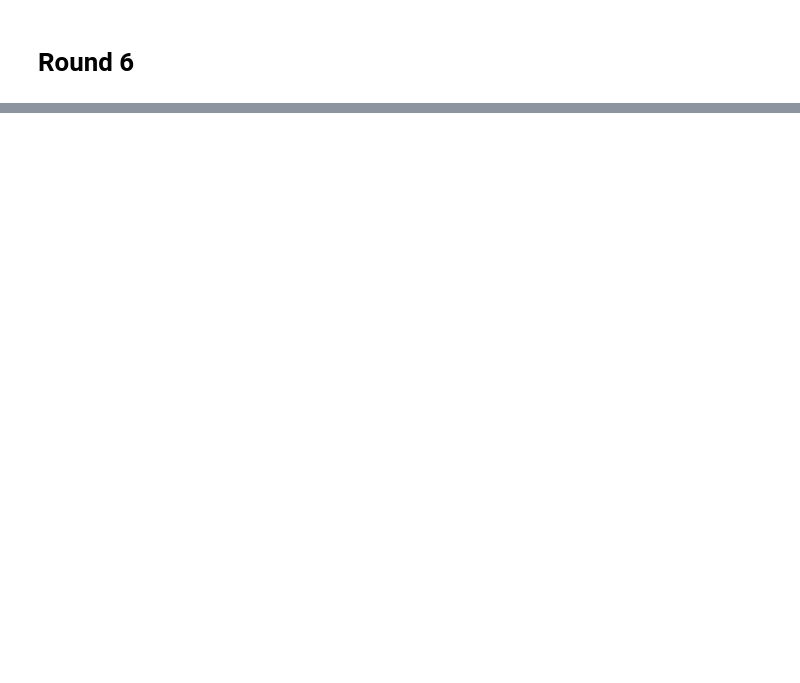
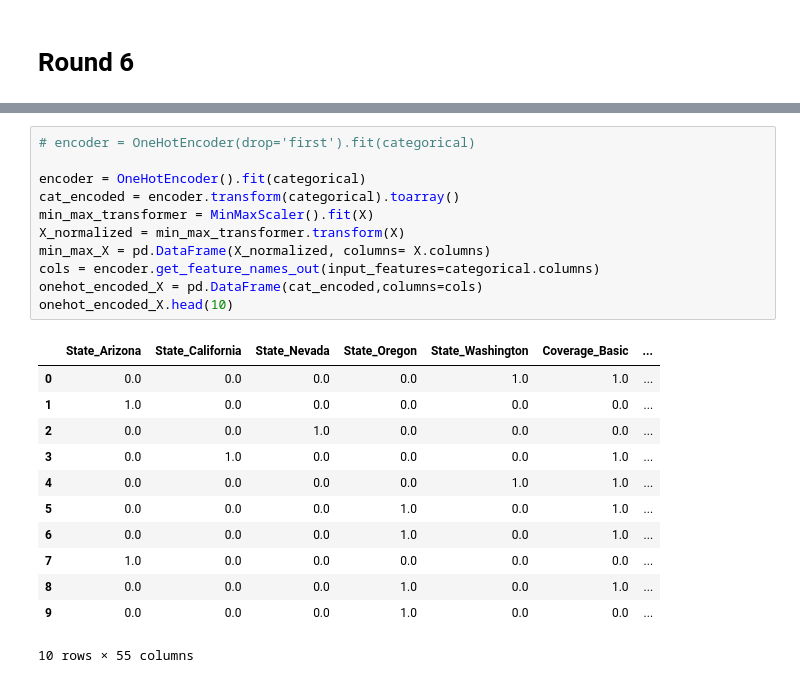
Before and after one commit to deepensingh/lab-customer-analysis-round-6, a Jupyter notebook: Lab Solution 6.ipynb, the cells around one changed output, grey strips where cells are left out. Cells and saved outputs as stored; diff of their text form; blank space fills up the shorter version.

```diff
--- a/Lab Solution 6.ipynb
+++ b/Lab Solution 6.ipynb
@@ -181,0 +186,24 @@ import sys
+# %%
+# encoder = OneHotEncoder(drop='first').fit(categorical)
+
+encoder = OneHotEncoder().fit(categorical)
+cat_encoded = encoder.transform(categorical).toarray()
+min_max_transformer = MinMaxScaler().fit(X)
+X_normalized = min_max_transformer.transform(X)
+min_max_X = pd.DataFrame(X_normalized, columns= X.columns)
+cols = encoder.get_feature_names_out(input_features=categorical.columns)
+onehot_encoded_X = pd.DataFrame(cat_encoded,columns=cols)
+onehot_encoded_X.head(10)
+# %% [output]
+|  | State_Arizona | State_California | State_Nevada | State_Oregon | State_Washington | Coverage_Basic | ... |
+| 0 | 0.0 | 0.0 | 0.0 | 0.0 | 1.0 | 1.0 | ... |
+| 1 | 1.0 | 0.0 | 0.0 | 0.0 | 0.0 | 0.0 | ... |
+| 2 | 0.0 | 0.0 | 1.0 | 0.0 | 0.0 | 0.0 | ... |
+| 3 | 0.0 | 1.0 | 0.0 | 0.0 | 0.0 | 1.0 | ... |
+| 4 | 0.0 | 0.0 | 0.0 | 0.0 | 1.0 | 1.0 | ... |
+| 5 | 0.0 | 0.0 | 0.0 | 1.0 | 0.0 | 1.0 | ... |
+| 6 | 0.0 | 0.0 | 0.0 | 1.0 | 0.0 | 1.0 | ... |
+| 7 | 1.0 | 0.0 | 0.0 | 0.0 | 0.0 | 0.0 | ... |
+| 8 | 0.0 | 0.0 | 0.0 | 1.0 | 0.0 | 1.0 | ... |
+| 9 | 0.0 | 0.0 | 0.0 | 1.0 | 0.0 | 0.0 | ... |
+10 rows × 55 columns
```
Also changed, not shown: parts of 18 cells of this notebook, 2 other files.
